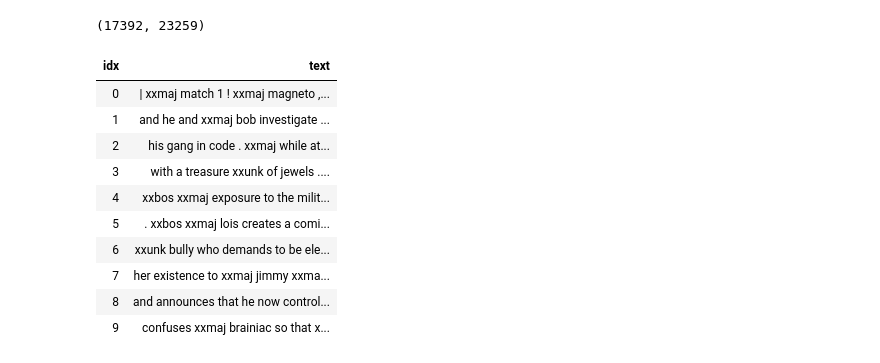
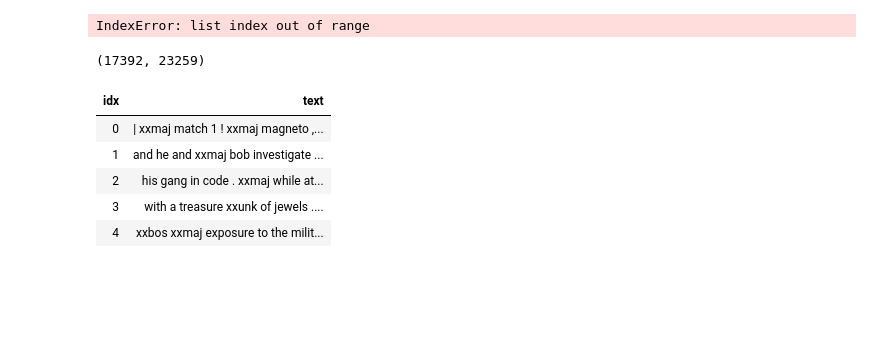
Before and after one commit to macrae/comics-net, a Jupyter notebook: jupyter/fastai_LanguageModel.ipynb, the cells around one changed output. Drawn from its saved outputs; the diff is of its cells as text; code cells hidden in the pictures; blank space fills up the shorter version.

Commit message:
update README, add URLs to comics-net module, ready to start training

```diff
--- a/jupyter/fastai_LanguageModel.ipynb
+++ b/jupyter/fastai_LanguageModel.ipynb
@@ -19,31 +18,28 @@ data = (TextList.from_csv("./text", 'superhero_synopsis.csv', cols='text')
 # %%
-data_lm = (TextList.from_csv("./text", 'superhero_synopsis.csv', cols='text')
+data_lm = (TextList.from_csv("./text/train/", 'synopsis.csv', cols='synopsis')
            #Inputs: all the text files in path
-#             .filter_by_folder(include=['train', 'test', 'unsup'])
+            .filter_by_folder(include=['train', 'test', 'unsup'])
            #We may have other temp folders that contain text files so we only keep what's in train and test
             .split_by_rand_pct(0.1, seed=42)
            #We randomly split and keep 10% (10,000 reviews) for validation
             .label_for_lm()
            #We want to do a language model so we label accordingly
             .databunch(bs=bs, num_workers=1))
+# %% [output]
+IndexError: list index out of range
 # %%
 len(data_lm.vocab.itos),len(data_lm.train_ds)
 # %% [output]
 (17392, 23259)
 # %%
-data_lm.show_batch(10)
+data_lm.show_batch(5)
 # %% [output]
 | idx | text |
 | 0 | | xxmaj match 1 ! xxmaj magneto ,... |
 | 1 | and he and xxmaj bob investigate ... |
 | 2 | his gang in code . xxmaj while at... |
 | 3 | with a treasure xxunk of jewels .... |
 | 4 | xxbos xxmaj exposure to the milit... |
-| 5 | . xxbos xxmaj lois creates a comi... |
-| 6 | xxunk bully who demands to be ele... |
-| 7 | her existence to xxmaj jimmy xxma... |
-| 8 | and announces that he now control... |
-| 9 | confuses xxmaj brainiac so that x... |
 # %%
 data_lm.save('lm_superhero_databunch')
 # %%
```
Also changed, not shown: parts of 10 cells of this notebook, 9 other files.
